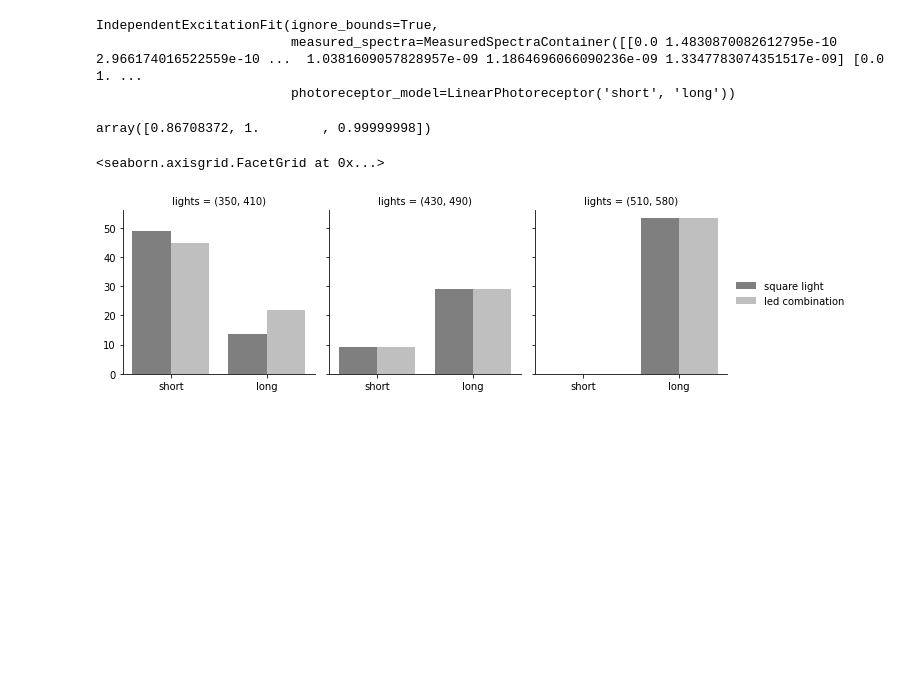
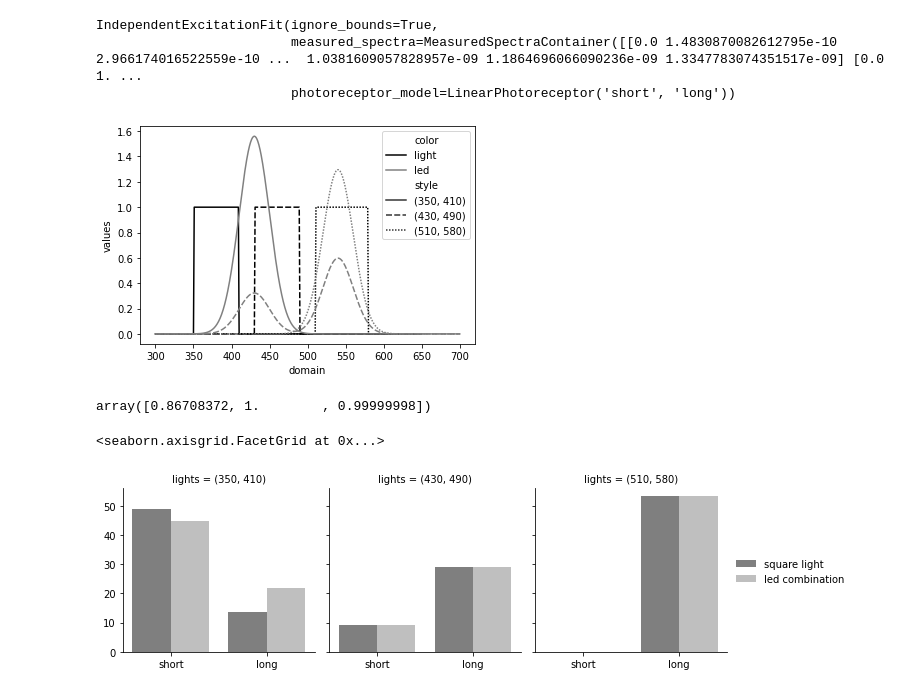
Before and after one commit to neuralsignal/dreye, a Jupyter notebook: tutorials/principle_of_univariance.ipynb, the cells around one changed output. Cells and saved outputs as stored; diff of their text form; code cells hidden in the pictures; blank space fills up the shorter version.

```diff
--- a/tutorials/principle_of_univariance.ipynb
+++ b/tutorials/principle_of_univariance.ipynb
@@ -56,7 +56,7 @@ def create_q_df(X, columns, index):
     q = q.reset_index()
     return q
 # %%
-X = pr_model.capture(square_lights, return_units=False)
+X = pr_model.excitation(square_lights, return_units=False)
 q = create_q_df(X, pr_model.labels, pd.Index(square_lights.labels))
 q
 # %% [output]
@@ -141,6 +141,22 @@ model.fit(X)
 IndependentExcitationFit(ignore_bounds=True,
                          measured_spectra=MeasuredSpectraContainer([[0.0 1.4830870082612795e-10 2.966174016522559e-10 ...  1.0381609057828957e-09 1.1864696066090236e-09 1.3347783074351517e-09] [0.0 1. ...
                          photoreceptor_model=LinearPhotoreceptor('short', 'long'))
+# %%
+fitted_spectra = measured_spectra.ints_to_spectra(
+    model.fitted_intensities_
+)
+fitted_spectra.labels = square_lights.labels
+# %%
+df4 = fitted_spectra.to_longframe()
+df4['color'] = 'led'
+df4['style'] = df4['labels']
+df4['type'] = 'simulated'
+
+df4 = pd.concat([df2, df4])
+# %%
+plot_spectra(df4)
+# %% [output]
+[figure, added]
 # %%
 model.sample_scores()
 # %% [output]
```
Also changed, not shown: parts of 1 cell of this notebook, 10 other files.
